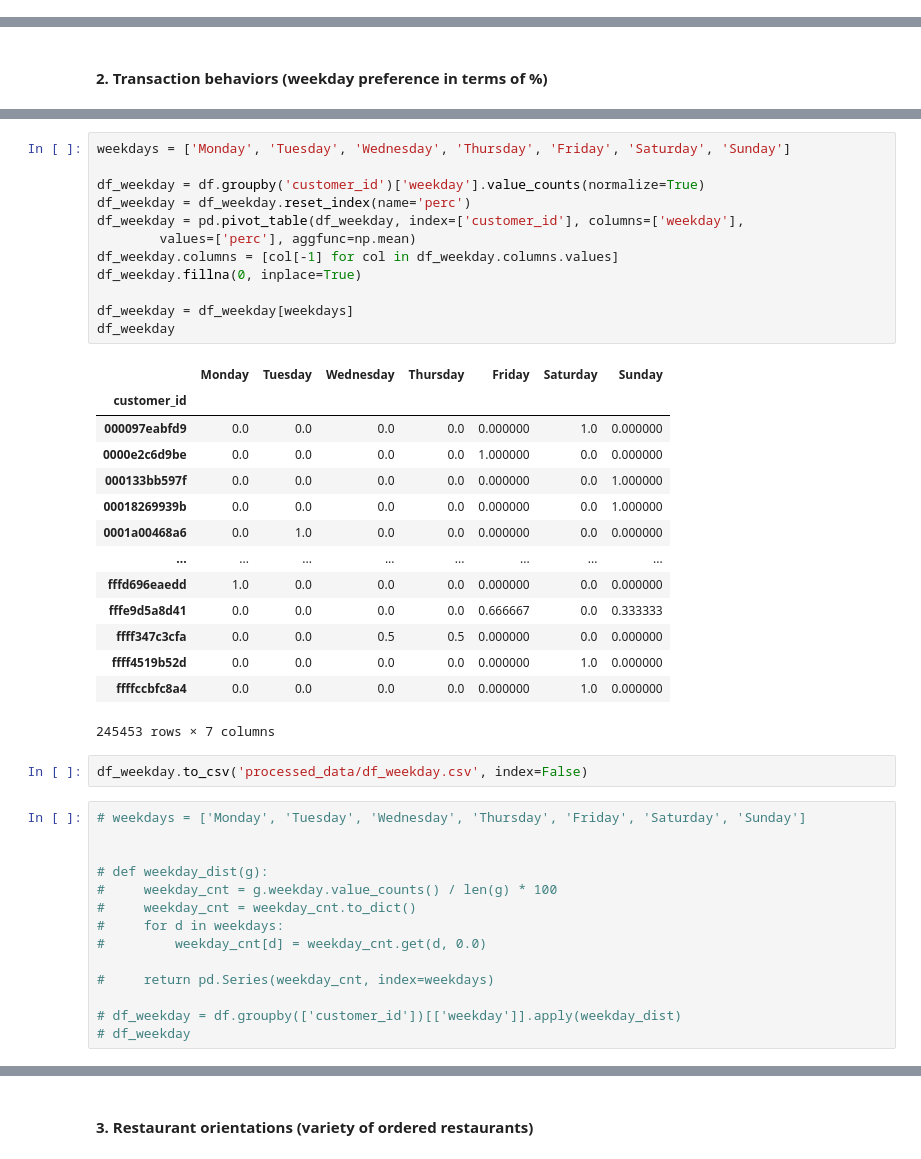
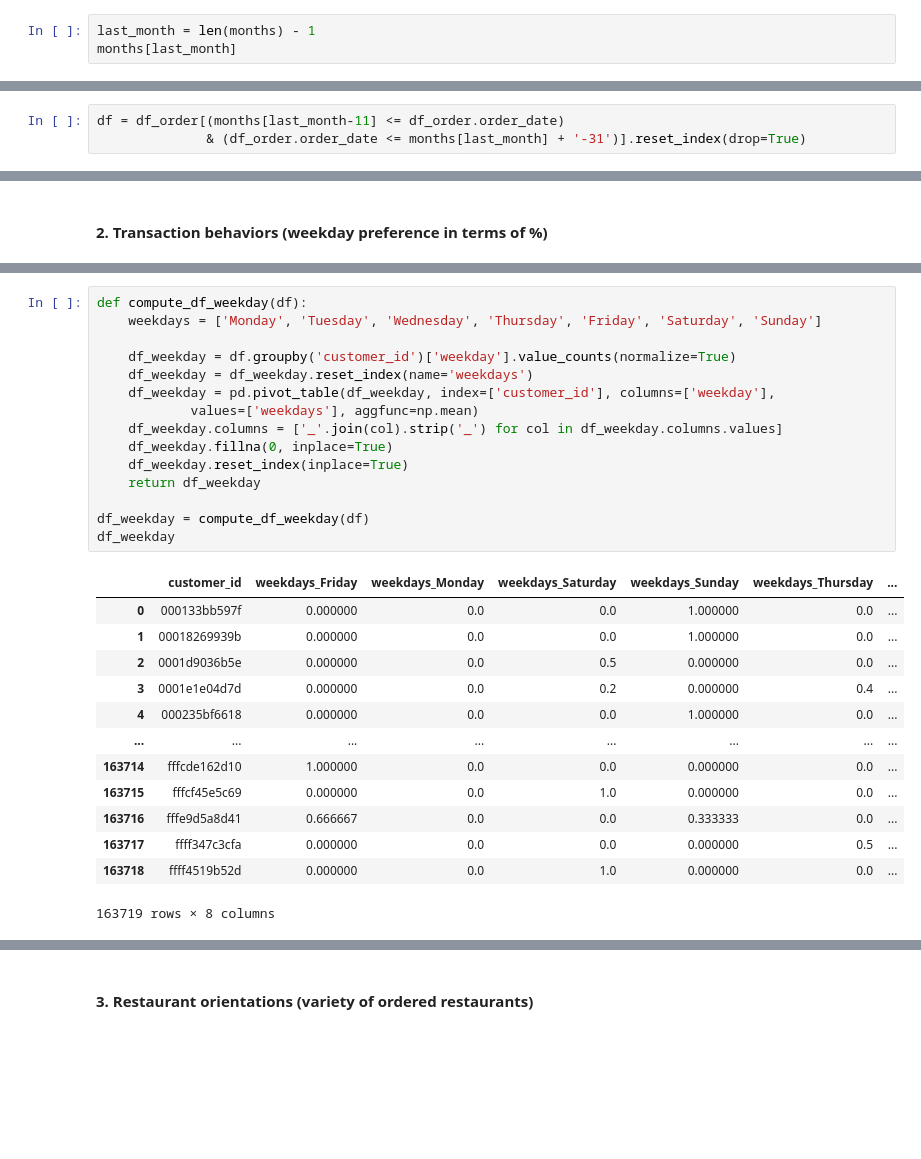
Before and after one commit to iceberg12/orange-eat-apple, a Jupyter notebook: EDA.ipynb, the cells around one changed output, grey strips where cells are left out. Saved outputs shown, nothing was run; the diff lists cells and outputs as text; blank space fills up the shorter version.

```diff
--- a/EDA.ipynb
+++ b/EDA.ipynb
@@ -220,0 +226,3 @@ df.shape, len(df.customer_id.unique())
+# %%
+last_month = len(months) - 1
+months[last_month]
@@ -220,0 +233,3 @@ df.shape, len(df.customer_id.unique())
+# %%
+df = df_order[(months[last_month-11] <= df_order.order_date)
+              & (df_order.order_date <= months[last_month] + '-31')].reset_index(drop=True)
@@ -400,43 +436,29 @@ df_misc.to_csv('processed_data/df_misc.csv', index=False)
 # %%
-weekdays = ['Monday', 'Tuesday', 'Wednesday', 'Thursday', 'Friday', 'Saturday', 'Sunday']
+def compute_df_weekday(df):
+    weekdays = ['Monday', 'Tuesday', 'Wednesday', 'Thursday', 'Friday', 'Saturday', 'Sunday']
 
-df_weekday = df.groupby('customer_id')['weekday'].value_counts(normalize=True)
-df_weekday = df_weekday.reset_index(name='perc')
-df_weekday = pd.pivot_table(df_weekday, index=['customer_id'], columns=['weekday'],
-        values=['perc'], aggfunc=np.mean)
-df_weekday.columns = [col[-1] for col in df_weekday.columns.values]
-df_weekday.fillna(0, inplace=True)
+    df_weekday = df.groupby('customer_id')['weekday'].value_counts(normalize=True)
+    df_weekday = df_weekday.reset_index(name='weekdays')
+    df_weekday = pd.pivot_table(df_weekday, index=['customer_id'], columns=['weekday'],
+            values=['weekdays'], aggfunc=np.mean)
+    df_weekday.columns = ['_'.join(col).strip('_') for col in df_weekday.columns.values]
+    df_weekday.fillna(0, inplace=True)
+    df_weekday.reset_index(inplace=True)
+    return df_weekday
 
-df_weekday = df_weekday[weekdays]
+df_weekday = compute_df_weekday(df)
 df_weekday
 # %% [output]
-|  | Monday | Tuesday | Wednesday | Thursday | Friday | Saturday | Sunday |
-| customer_id |  |  |  |  |  |  |  |
-| 000097eabfd9 | 0.0 | 0.0 | 0.0 | 0.0 | 0.000000 | 1.0 | 0.000000 |
-| 0000e2c6d9be | 0.0 | 0.0 | 0.0 | 0.0 | 1.000000 | 0.0 | 0.000000 |
-| 000133bb597f | 0.0 | 0.0 | 0.0 | 0.0 | 0.000000 | 0.0 | 1.000000 |
-| 00018269939b | 0.0 | 0.0 | 0.0 | 0.0 | 0.000000 | 0.0 | 1.000000 |
-| 0001a00468a6 | 0.0 | 1.0 | 0.0 | 0.0 | 0.000000 | 0.0 | 0.000000 |
+|  | customer_id | weekdays_Friday | weekdays_Monday | weekdays_Saturday | weekdays_Sunday | weekdays_Thursday | ... |
+| 0 | 000133bb597f | 0.000000 | 0.0 | 0.0 | 1.000000 | 0.0 | ... |
+| 1 | 00018269939b | 0.000000 | 0.0 | 0.0 | 1.000000 | 0.0 | ... |
+| 2 | 0001d9036b5e | 0.000000 | 0.0 | 0.5 | 0.000000 | 0.0 | ... |
+| 3 | 0001e1e04d7d | 0.000000 | 0.0 | 0.2 | 0.000000 | 0.4 | ... |
+| 4 | 000235bf6618 | 0.000000 | 0.0 | 0.0 | 1.000000 | 0.0 | ... |
 | ... | ... | ... | ... | ... | ... | ... | ... |
-| fffd696eaedd | 1.0 | 0.0 | 0.0 | 0.0 | 0.000000 | 0.0 | 0.000000 |
-| fffe9d5a8d41 | 0.0 | 0.0 | 0.0 | 0.0 | 0.666667 | 0.0 | 0.333333 |
-| ffff347c3cfa | 0.0 | 0.0 | 0.5 | 0.5 | 0.000000 | 0.0 | 0.000000 |
-| ffff4519b52d | 0.0 | 0.0 | 0.0 | 0.0 | 0.000000 | 1.0 | 0.000000 |
-| ffffccbfc8a4 | 0.0 | 0.0 | 0.0 | 0.0 | 0.000000 | 1.0 | 0.000000 |
+| 163714 | fffcde162d10 | 1.000000 | 0.0 | 0.0 | 0.000000 | 0.0 | ... |
+| 163715 | fffcf45e5c69 | 0.000000 | 0.0 | 1.0 | 0.000000 | 0.0 | ... |
+| 163716 | fffe9d5a8d41 | 0.666667 | 0.0 | 0.0 | 0.333333 | 0.0 | ... |
+| 163717 | ffff347c3cfa | 0.000000 | 0.0 | 0.0 | 0.000000 | 0.5 | ... |
+| 163718 | ffff4519b52d | 0.000000 | 0.0 | 1.0 | 0.000000 | 0.0 | ... |
-245453 rows × 7 columns
+163719 rows × 8 columns
-# %%
-df_weekday.to_csv('processed_data/df_weekday.csv', index=False)
-# %%
-# weekdays = ['Monday', 'Tuesday', 'Wednesday', 'Thursday', 'Friday', 'Saturday', 'Sunday']
-
-
-# def weekday_dist(g):
-#     weekday_cnt = g.weekday.value_counts() / len(g) * 100
-#     weekday_cnt = weekday_cnt.to_dict()
-#     for d in weekdays:
-#         weekday_cnt[d] = weekday_cnt.get(d, 0.0)
-
-#     return pd.Series(weekday_cnt, index=weekdays)
-
-# df_weekday = df.groupby(['customer_id'])[['weekday']].apply(weekday_dist)
-# df_weekday
```
Also changed, not shown: parts of 73 cells of this notebook, 9 other files.
